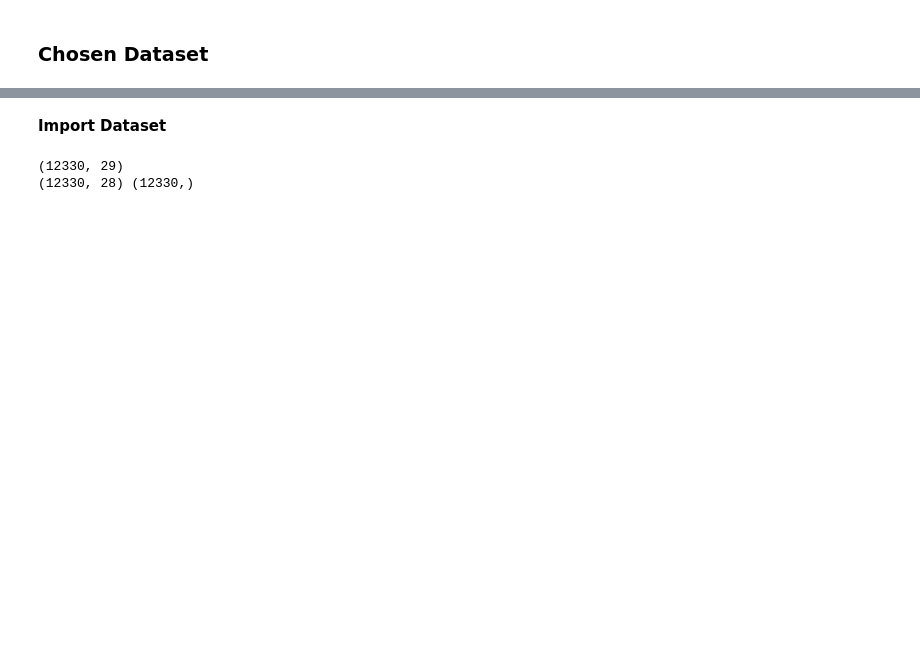
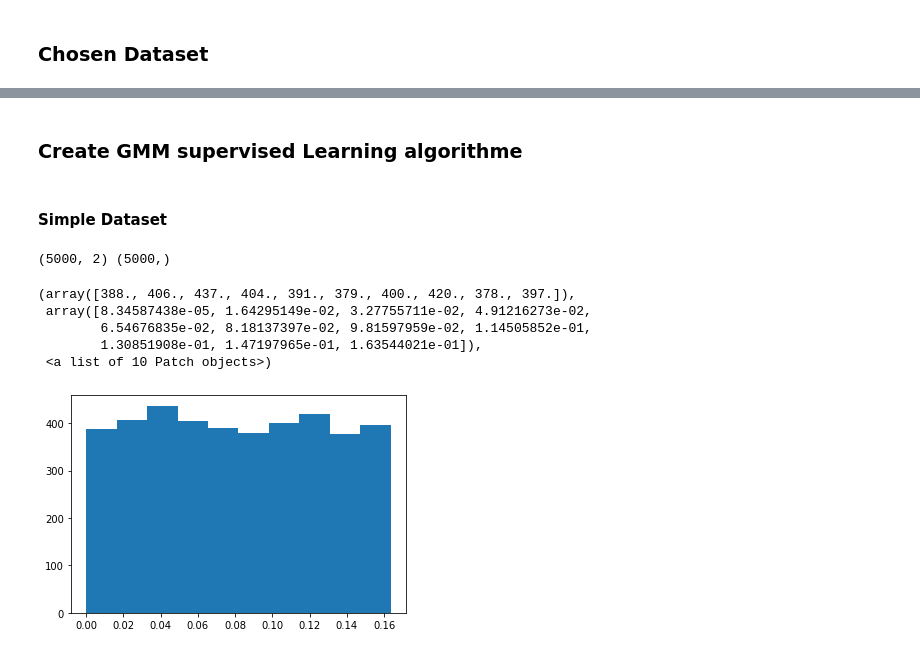
Before and after one commit to mohcineelharras/daml_project, a Jupyter notebook: project/daml_project.ipynb, the cells around one changed output, grey strips where cells are left out. Cells and saved outputs as stored; diff of their text form; code cells hidden in the pictures; blank space fills up the shorter version.

```diff
--- a/project/daml_project.ipynb
+++ b/project/daml_project.ipynb
@@ -336,11 +408,47 @@ array([[0, 0, 0, ..., 0, 0, 0],
+# %% [markdown]
+### Create GMM supervised Learning algorithme
 # %% [markdown]
-**Import Dataset**
+#### Simple Dataset
-# %%
-df_dummies=pd.get_dummies(df)
-print(df_dummies.shape)
-X=df_dummies.drop("Revenue",axis=1)
-y=df_dummies["Revenue"]
-print(X.shape,y.shape)
-# %% [output]
-(12330, 29)
-(12330, 28) (12330,)
+# %%
+df=pd.DataFrame(X)
+df["y"]=y
+
+#---------------------------------------------------------------------------
+
+df_false=df[df.y==0]
+X_false=df_false.drop("y",axis=1)
+y_false=df_false["y"]
+#---------------------------------------------------------------------------
+X_false_train, X_false_test, y_false_train, y_false_test = train_test_split(
+    X_false, y_false, test_size=0.2, random_state=42)
+#---------------------------------------------------------------------------
+n_false=X_false_train.shape[0]
+mu_false=np.array((1/n_false)*X_false_train.sum(axis=0))
+cov_false=(1/n_false)*np.transpose(np.array(X_false_train-mu_false))@(np.array(X_false_train-mu_false))
+
+#---------------------------------------------------------------------------
+
+df_true=df[df.y==1]
+X_true=df_true.drop("y",axis=1)
+y_true=df_true["y"]
+print(X_true.shape,y_true.shape)
+#---------------------------------------------------------------------------
+X_true_train, X_true_test, y_true_train, y_true_test = train_test_split(
+    X_true, y_true, test_size=0.33, random_state=42)
+#---------------------------------------------------------------------------
+n_true=X_true_train.shape[0]
+mu_true=np.array((1/n_true)*X_true_train.sum(axis=0))
+cov_true=(1/n_true)*np.transpose(np.array(X_true_train-mu_true))@(np.array(X_true_train-mu_true))
+# %% [output]
+(5000, 2) (5000,)
+# %%
+K_false = multivariate_normal(mean=np.array(mu_false), cov=cov_false)
+false_dist=K_false.pdf(np.array(X_false_train))
+plt.hist(false_dist)
+# %% [output]
+(array([388., 406., 437., 404., 391., 379., 400., 420., 378., 397.]),
+ array([8.34587438e-05, 1.64295149e-02, 3.27755711e-02, 4.91216273e-02,
+        6.54676835e-02, 8.18137397e-02, 9.81597959e-02, 1.14505852e-01,
+        1.30851908e-01, 1.47197965e-01, 1.63544021e-01]),
+ <a list of 10 Patch objects>)
+[figure, added]
```
Also changed, not shown: parts of 23 cells of this notebook.
